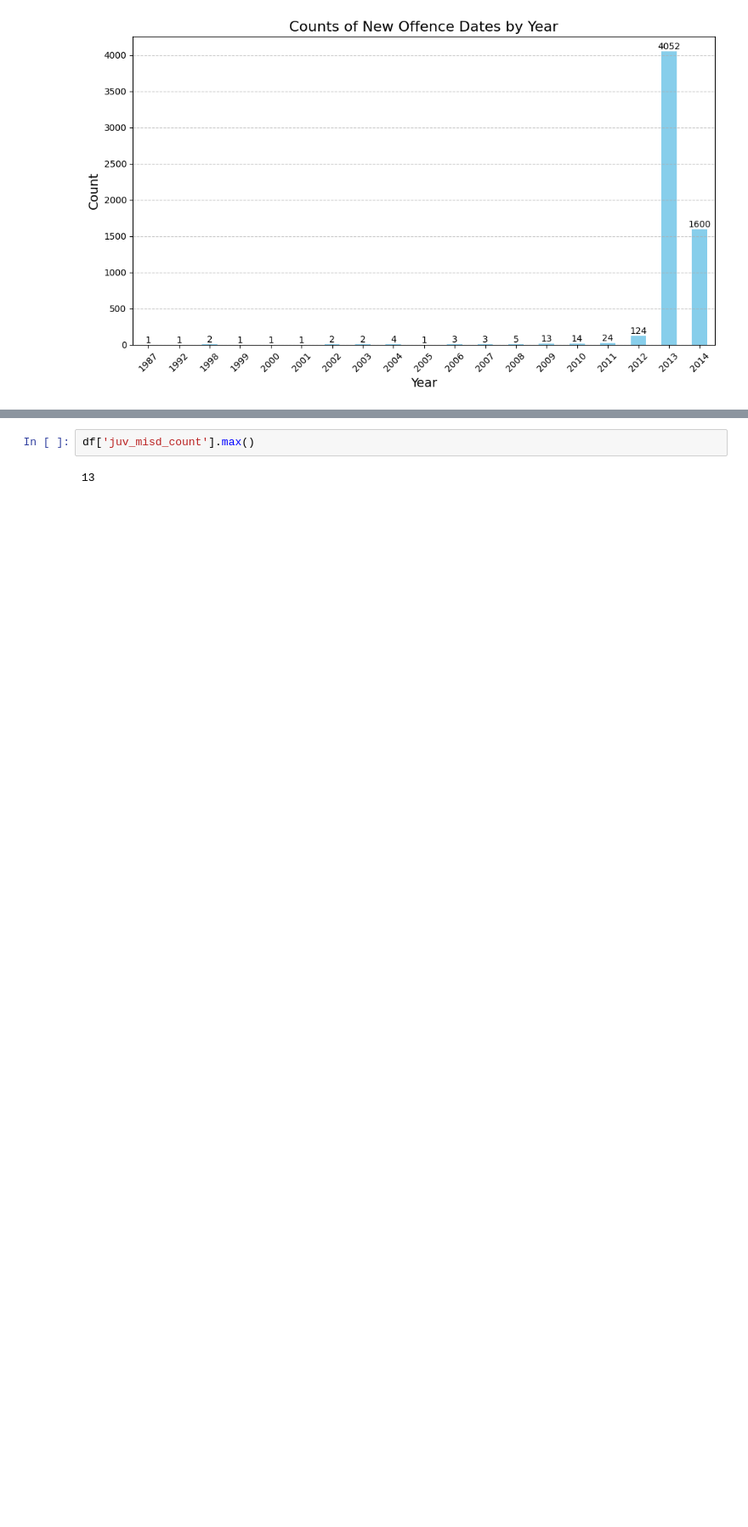
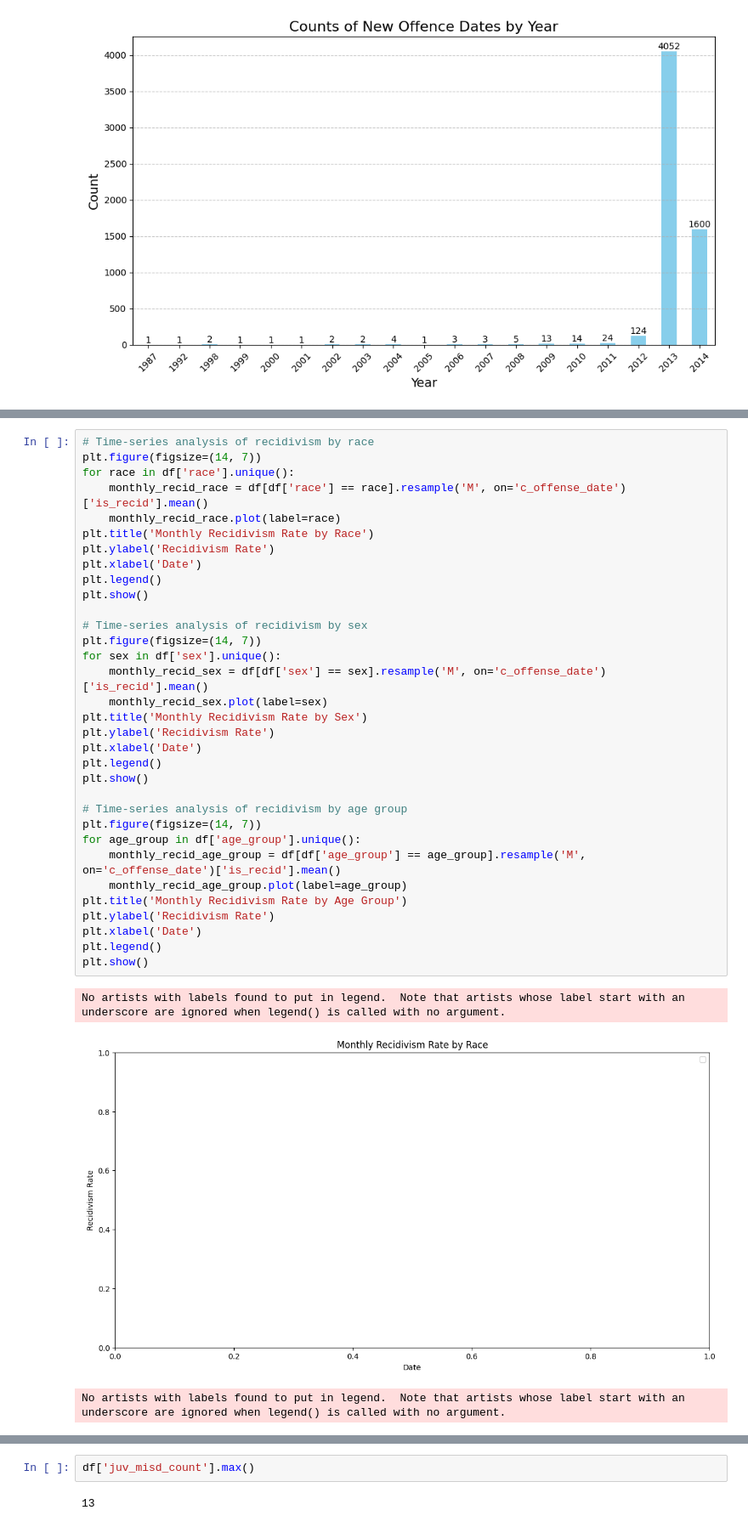
Before and after one commit to TeresaRamoos/Capstone, a Jupyter notebook: Baseline.ipynb, the cells around one changed output, grey strips where cells are left out. Shown at 85% size. Saved outputs shown, nothing was run; the diff lists cells and outputs as text; blank space fills up the shorter version.

```diff
--- a/Baseline.ipynb
+++ b/Baseline.ipynb
@@ -565,3 +573,40 @@ plt.title('Correlation Matrix of Numeric Columns')
 plt.show()
 # %% [output]
 [figure]
+# %%
+# Time-series analysis of recidivism by race
+plt.figure(figsize=(14, 7))
+for race in df['race'].unique():
+    monthly_recid_race = df[df['race'] == race].resample('M', on='c_offense_date')['is_recid'].mean()
+    monthly_recid_race.plot(label=race)
+plt.title('Monthly Recidivism Rate by Race')
+plt.ylabel('Recidivism Rate')
+plt.xlabel('Date')
+plt.legend()
+plt.show()
+
+# Time-series analysis of recidivism by sex
+plt.figure(figsize=(14, 7))
+for sex in df['sex'].unique():
+    monthly_recid_sex = df[df['sex'] == sex].resample('M', on='c_offense_date')['is_recid'].mean()
+    monthly_recid_sex.plot(label=sex)
+plt.title('Monthly Recidivism Rate by Sex')
+plt.ylabel('Recidivism Rate')
+plt.xlabel('Date')
+plt.legend()
+plt.show()
+
+# Time-series analysis of recidivism by age group
+plt.figure(figsize=(14, 7))
+for age_group in df['age_group'].unique():
+    monthly_recid_age_group = df[df['age_group'] == age_group].resample('M', on='c_offense_date')['is_recid'].mean()
+    monthly_recid_age_group.plot(label=age_group)
+plt.title('Monthly Recidivism Rate by Age Group')
+plt.ylabel('Recidivism Rate')
+plt.xlabel('Date')
+plt.legend()
+plt.show()
+# %% [output]
+No artists with labels found to put in legend.  Note that artists whose label start with an underscore are ignored when legend() is called with no argument.
+[figure, added]
+No artists with labels found to put in legend.  Note that artists whose label start with an underscore are ignored when legend() is called with no argument.
```
Also changed, not shown: parts of 22 cells of this notebook, 6 other files.
